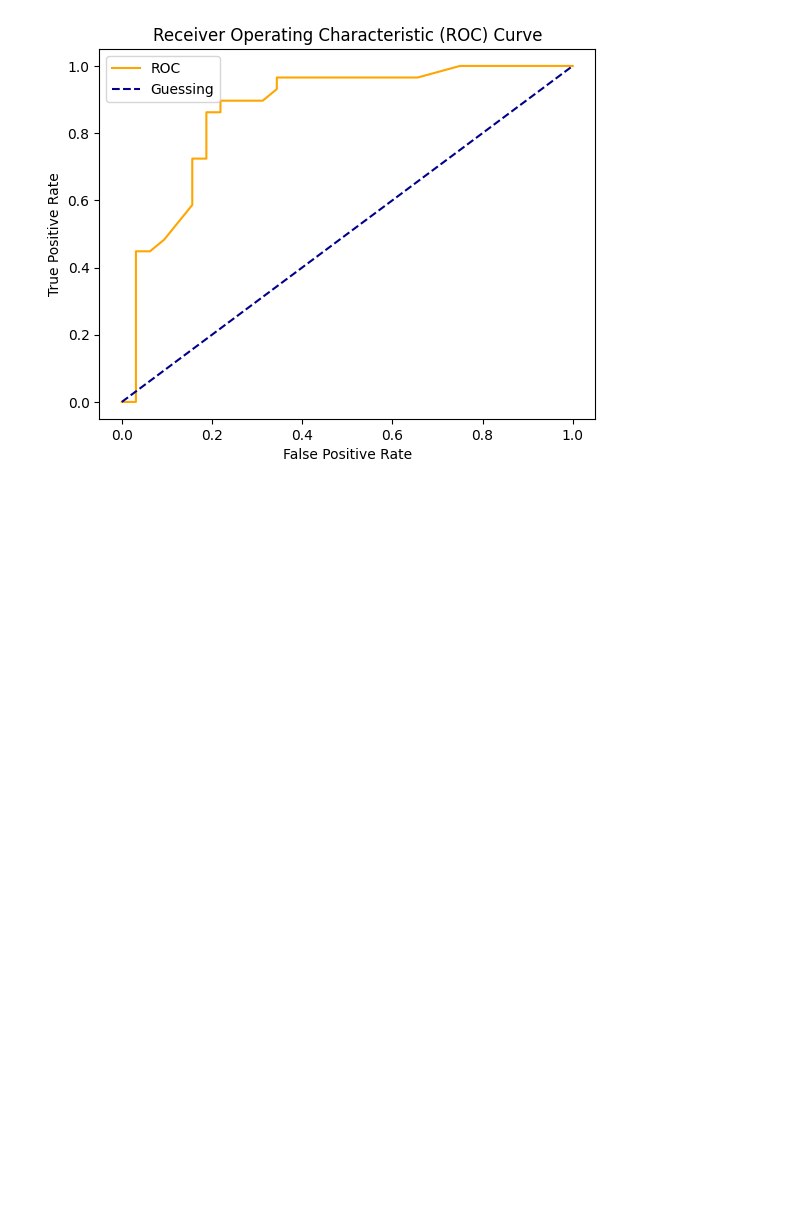
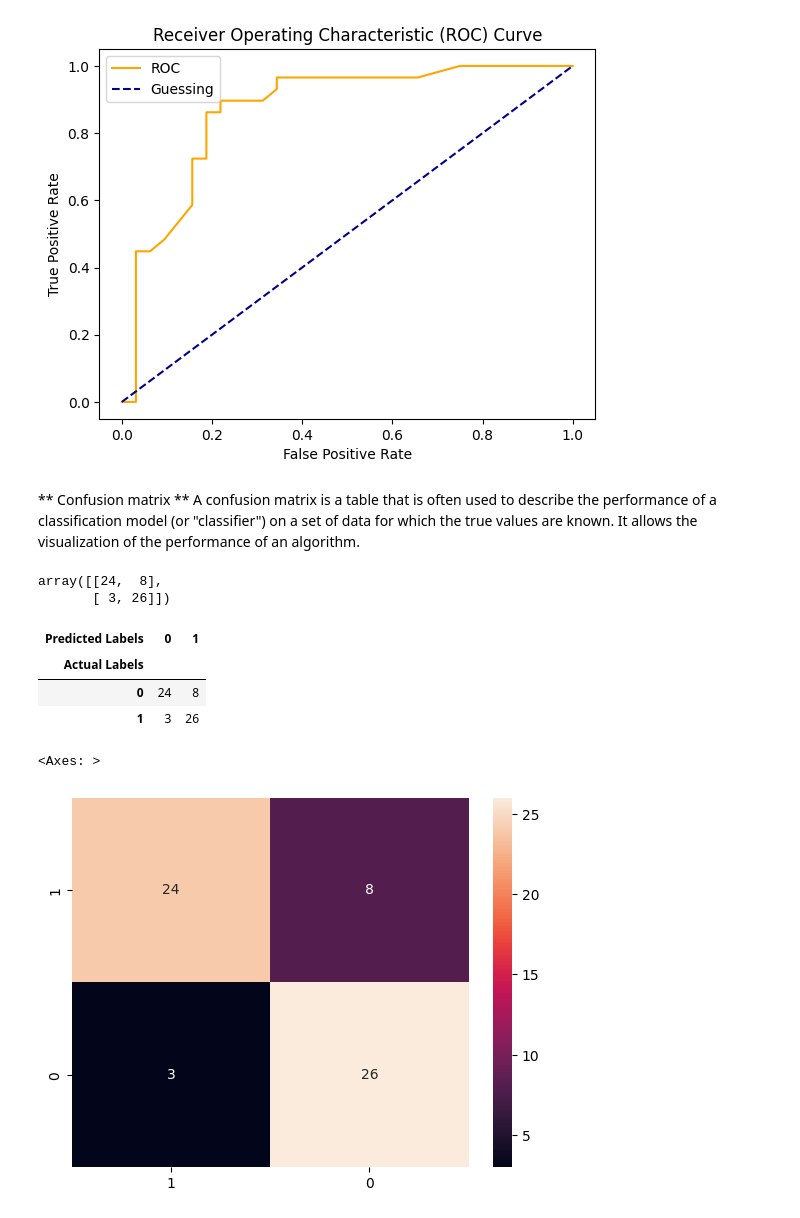
Before and after one commit to Abhishek10351/ai-ml, a Jupyter notebook: tools/sk-learn/model-evaluation.ipynb, the cells around one changed output. Drawn from its saved outputs; the diff is of its cells as text; code cells hidden in the pictures; blank space fills up the shorter version.

Commit message:
plot confusion matrix

```diff
--- a/tools/sk-learn/model-evaluation.ipynb
+++ b/tools/sk-learn/model-evaluation.ipynb
@@ -193,3 +193,28 @@ def plot_roc_curve(fpr, tpr):
 plot_roc_curve(fpr, tpr)
 # %% [output]
 [figure]
+# %% [markdown]
+** Confusion matrix **
+A confusion matrix is a table that is often used to describe the performance of a classification model (or "classifier") on a set of data for which the true values are known. It allows the visualization of the performance of an algorithm.
+# %%
+from sklearn.metrics import confusion_matrix
+
+y_preds = clf.predict(X_test)
+confusion_matrix(y_test, y_preds)
+# %% [output]
+array([[24,  8],
+       [ 3, 26]])
+# %%
+pd.crosstab(y_test, y_preds, rownames=["Actual Labels"], colnames=["Predicted Labels"])
+# %% [output]
+| Predicted Labels | 0 | 1 |
+| Actual Labels |  |  |
+| 0 | 24 | 8 |
+| 1 | 3 | 26 |
+# %%
+import seaborn as sns
+conf_mat = confusion_matrix(y_test, y_preds)
+sns.heatmap(conf_mat, xticklabels=heart_disease["target"].unique(), yticklabels=heart_disease["target"].unique(), annot=True, fmt="d")
+# %% [output]
+<Axes: >
+[figure, added]
```
Also changed, not shown: parts of 3 cells of this notebook.
